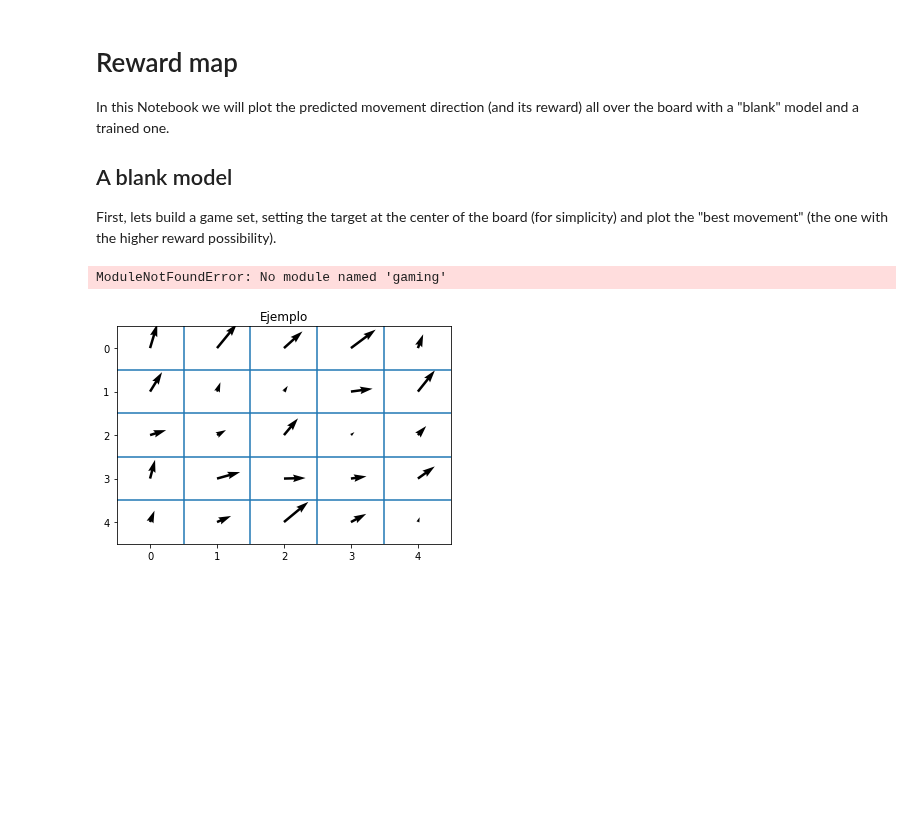
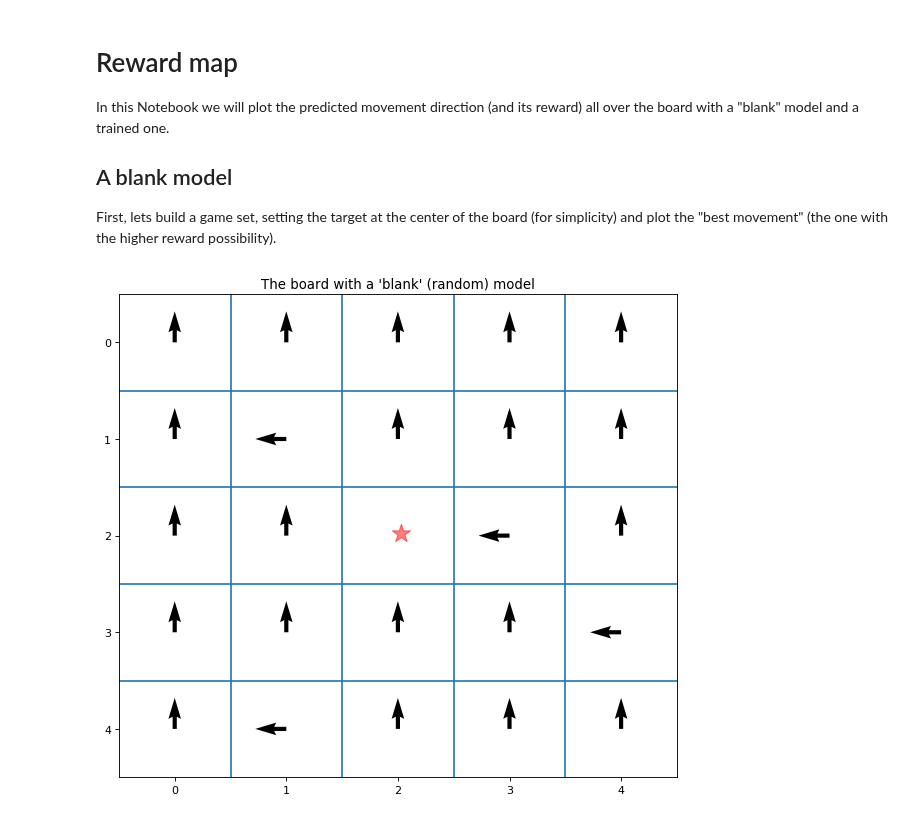
Before and after one commit to tbarreno/ReinforcementLearningPlayground, a Jupyter notebook: notebooks/02-Reward_map.ipynb, the cells around one changed output. Saved outputs shown, nothing was run; the diff lists cells and outputs as text; code cells hidden in the pictures; blank space fills up the shorter version.

Commit message:
Working on the Reward map notebook. Added a simple model training script.

```diff
--- a/notebooks/02-Reward_map.ipynb
+++ b/notebooks/02-Reward_map.ipynb
@@ -8,11 +8,14 @@ In this Notebook we will plot the predicted movement direction (and its reward)
 First, lets build a game set, setting the target at the center of the board (for simplicity) and plot the "best movement" (the one with the higher reward possibility).
 # %%
 %matplotlib inline
+import matplotlib.pyplot as plt
 import numpy as np
+
 
 # Add the parent dir to the system path (and import the local modules)
 import os
 import sys
+
 nb_dir = os.path.split(os.getcwd())[0]
 if nb_dir not in sys.path:
     sys.path.append(nb_dir)
@@ -23,12 +26,10 @@ import learning
 # Load the game (5x5)
 board_size = 5
 the_game = gaming.SeekGame(board_size, board_size)
-model = learning.ModelBuilder(the_game.width, the_game.height)
+model = learning.ModelBuilder(width=the_game.width, height=the_game.height)
 
 # Set the target in the center
 the_game.set_target_position(2, 2)
-
-board = the_game.get_board()
 
 # Arrays for the directions
 X = np.zeros((board_size, board_size))
@@ -37,60 +38,49 @@ Y = np.zeros((board_size, board_size))
 # Get the predicted direction at each point
 for idx_x in range(0, board_size):
     for idx_y in range(0, board_size):
+
+        # Skip the target point
+        if (the_game.target_x == idx_x) and (the_game.target_y == idx_y):
+            X[idx_x, idx_y] = None
+            continue
+
         # set the player in the point
-        board.set_player_position(idx_y, idx_y)
+        the_game.set_player_position(idx_x, idx_y)
         input_t = the_game.get_board_vector()
-        prediction = model.next_action(input_tm1)
+        prediction = model.next_action(input_t)
+
         # Up
         if prediction == 0:
             X[idx_x, idx_y] = 1.0
         # Right
         elif prediction == 1:
             Y[idx_x, idx_y] = 1.0
         # Down
-        elif prediction == 1:
+        elif prediction == 2:
             X[idx_x, idx_y] = -1.0
         # Left
-        elif prediction == 1:
+        elif prediction == 3:
             Y[idx_x, idx_y] = -1.0
 
+
 # Now lets plot the board
-plt.figure()
+plt.figure(figsize=(9, 8), dpi= 80)
 plt.title("The board with a 'blank' (random) model")
 
 # Grid lines
 grid_x = np.array([ -0.5, 0.5, 1.5, 2.5, 3.5 ])
 grid_y = np.array([ -0.5, 0.5, 1.5, 2.5, 3.5 ])
 
 plt.xlim(-0.5, 4.5)
 plt.ylim(4.5, -0.5)
 for i in range(1, 5):
     plt.axhline(y=(i-0.5))
     plt.axvline(x=(i-0.5))
 plt.quiver(X, Y)
+
+# Plot a symbol over the target
+plt.plot(the_game.target_x, the_game.target_y, "ro", alpha=0.5, marker=r'$\star$', markersize=22)
+
 plt.show()
 # %% [output]
-ModuleNotFoundError: No module named 'gaming'
+[figure, added]
-# %%
-% matplotlib inline
-import numpy as np
-import matplotlib.pyplot as plt
-
-x = np.random.rand(5,5)
-y = np.random.rand(5,5)
-
-# Grid lines
-grid_x = np.array([ -0.5, 0.5, 1.5, 2.5, 3.5 ])
-grid_y = np.array([ -0.5, 0.5, 1.5, 2.5, 3.5 ])
-
-plt.figure()
-plt.title("Ejemplo")
-plt.xlim(-0.5, 4.5)
-plt.ylim(4.5, -0.5)
-for i in range(1, 5):
-    plt.axhline(y=(i-0.5))
-    plt.axvline(x=(i-0.5))
-plt.quiver(x, y)
-plt.show()
-# %% [output]
-[figure, removed]
```
Also changed, not shown: parts of 2 cells of this notebook, 4 other files.
